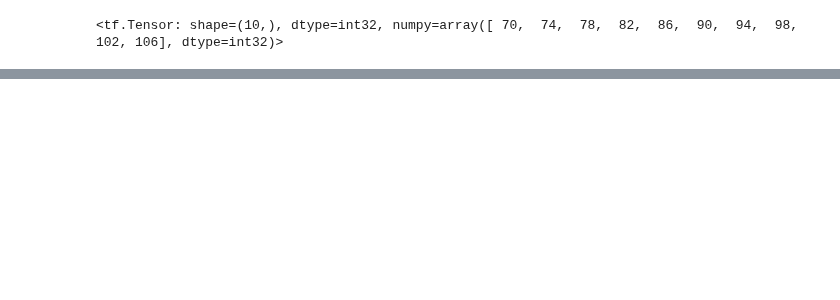
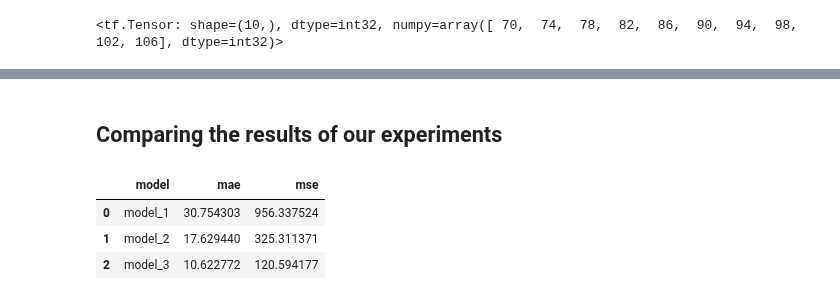
Before and after one commit to sakshamkumar1/tensorflow-notebooks, a Jupyter notebook: 01_neural_network_regression_with_tensorflow.ipynb, the cells around one changed output, grey strips where cells are left out. Saved outputs shown, nothing was run; the diff lists cells and outputs as text; code cells hidden in the pictures; blank space fills up the shorter version.

```diff
--- a/01_neural_network_regression_with_tensorflow.ipynb
+++ b/01_neural_network_regression_with_tensorflow.ipynb
@@ -641,0 +745,2 @@ tf.keras.losses.mae(y_test, tf.squeeze(y_pred))
+# %%
+y_preds_2 = model_2.predict(X_test)
@@ -641,0 +749,4 @@ tf.keras.losses.mae(y_test, tf.squeeze(y_pred))
+# %%
+mae_2 = mae(y_test, y_preds_2)
+mse_2 = mse(y_test, y_preds_2)
+mae_2, mse_2
@@ -641,0 +777,4 @@ tf.keras.losses.mae(y_test, tf.squeeze(y_pred))
+# %%
+mae_3 = mae(y_test, y_preds_3)
+mse_3 = mse(y_test, y_preds_3)
+mae_3, mse_3
@@ -641,0 +788,16 @@ tf.keras.losses.mae(y_test, tf.squeeze(y_pred))
+# %% [markdown]
+## Comparing the results of our experiments
+# %%
+import pandas as pd
+
+model_results = [["model_1", mae_1.numpy(), mse_1.numpy()],
+                 ["model_2", mae_2.numpy(), mse_2.numpy()],
+                 ["model_3", mae_3.numpy(), mse_3.numpy()]]
+
+all_results = pd.DataFrame(model_results, columns=["model", "mae", "mse"])
+all_results
+# %% [output]
+|  | model | mae | mse |
+| 0 | model_1 | 30.754303 | 956.337524 |
+| 1 | model_2 | 17.629440 | 325.311371 |
+| 2 | model_3 | 10.622772 | 120.594177 |
```
Also changed, not shown: parts of 54 cells of this notebook.
